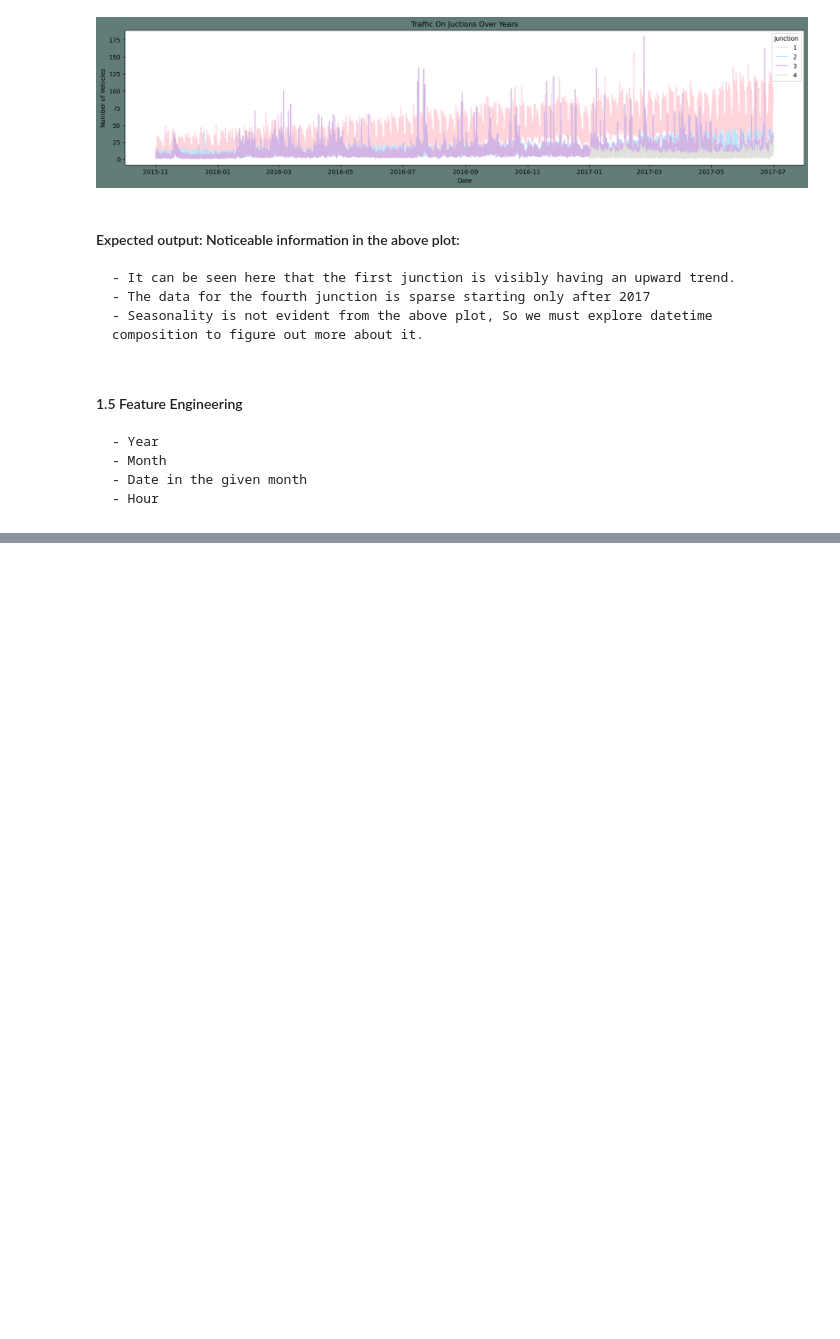
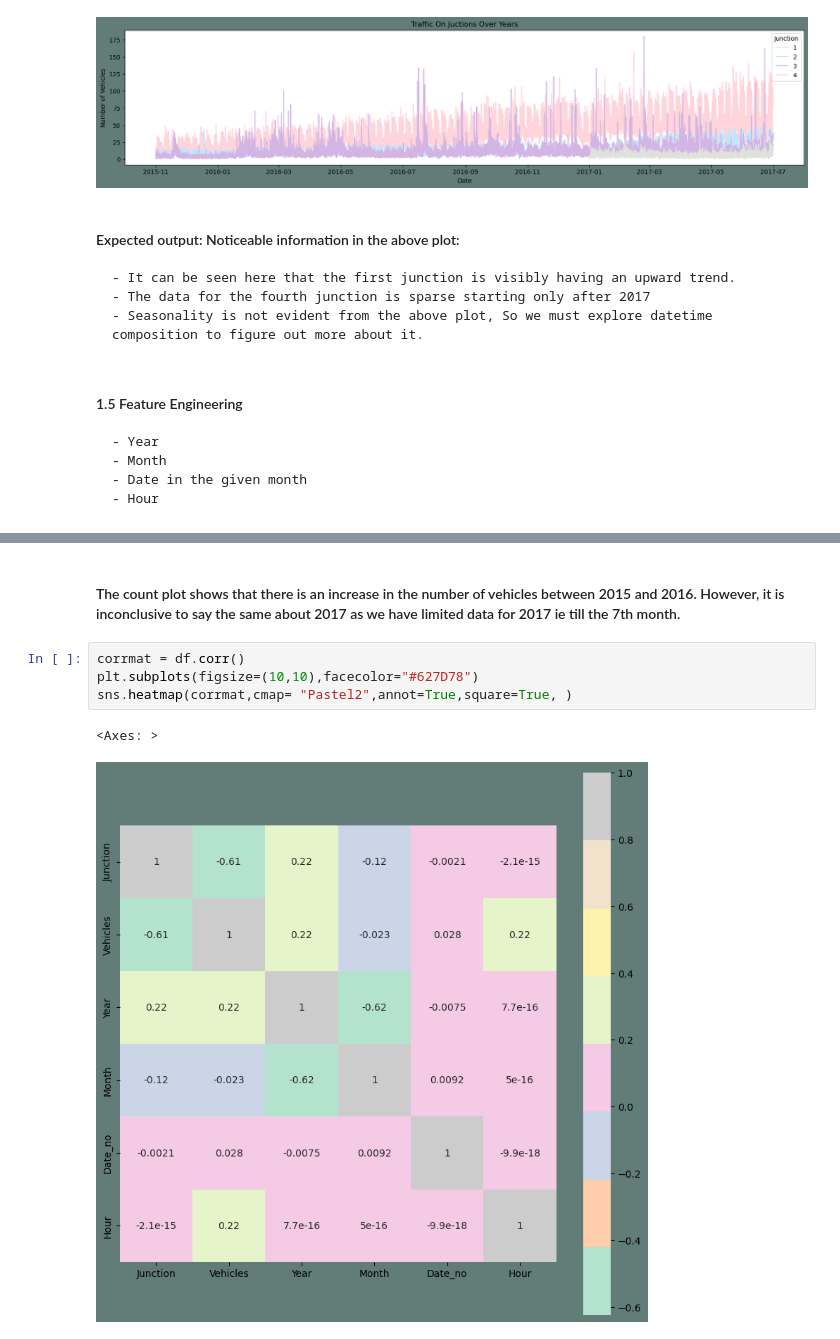
Before and after one commit to its-kios09/Traffic-Prediction, a Jupyter notebook: Model/TrafficModel.ipynb, the cells around one changed output, grey strips where cells are left out. Cells and saved outputs as stored; diff of their text form; blank space fills up the shorter version.

```diff
--- a/Model/TrafficModel.ipynb
+++ b/Model/TrafficModel.ipynb
@@ -92,0 +149,9 @@ Text(0.5, 0, 'Date')
+# %% [markdown]
+#### The count plot shows that there is an increase in the number of vehicles between 2015 and 2016. However, it is inconclusive to say the same about 2017 as we have limited data for 2017 ie till the 7th month.
+# %%
+corrmat = df.corr()
+plt.subplots(figsize=(10,10),facecolor="#627D78")
+sns.heatmap(corrmat,cmap= "Pastel2",annot=True,square=True, )
+# %% [output]
+<Axes: >
+[figure, added]
```
Also changed, not shown: parts of 45 cells of this notebook, 1 other file.
